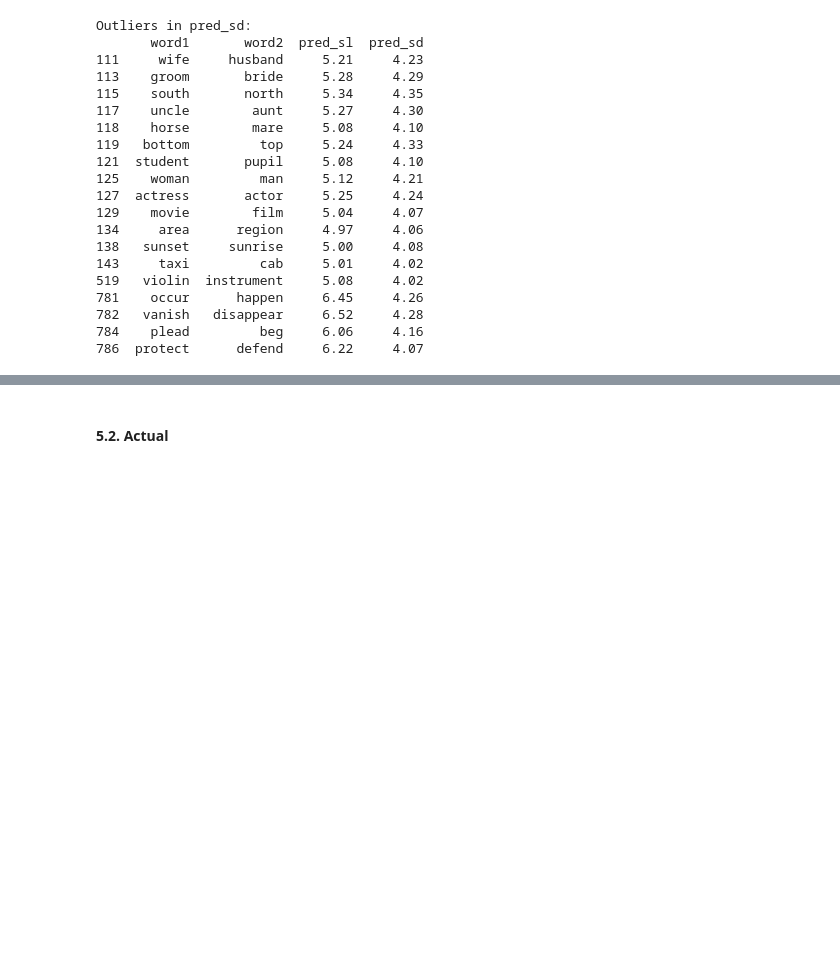
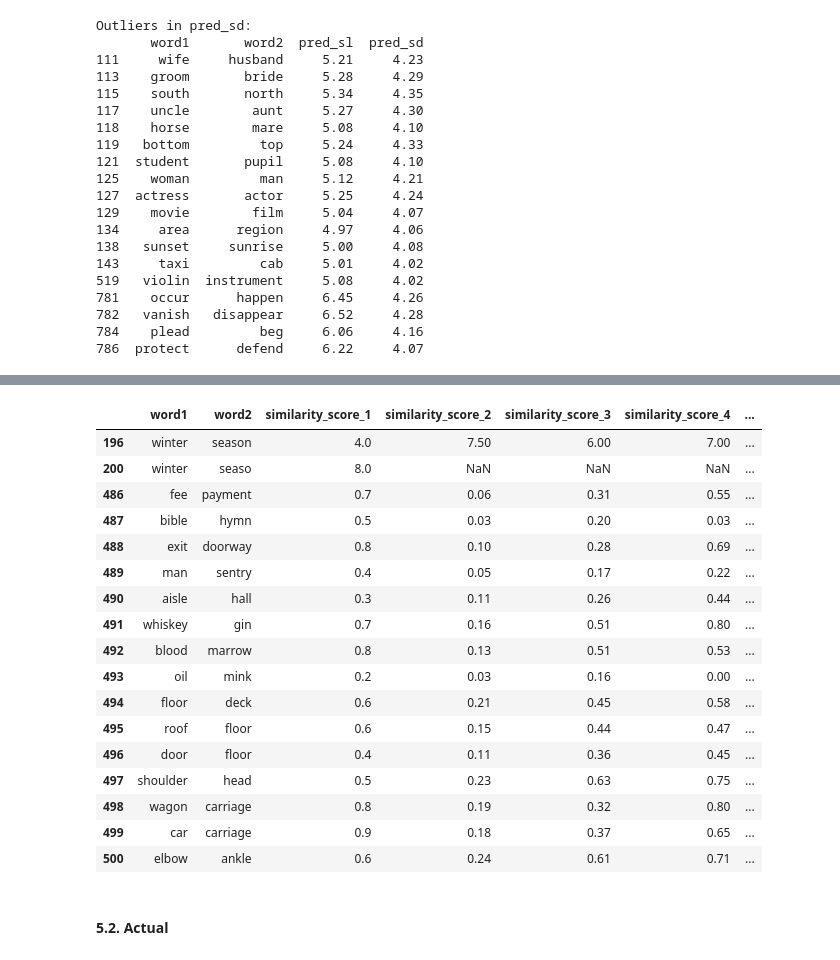
Before and after one commit to XanderSnelder/master-thesis, a Jupyter notebook: evaluation/en/f1.ipynb, the cells around one changed output, grey strips where cells are left out. Cells and saved outputs as stored; diff of their text form; code cells hidden in the pictures; blank space fills up the shorter version.

```diff
--- a/evaluation/en/f1.ipynb
+++ b/evaluation/en/f1.ipynb
@@ -410,0 +549,7 @@ Outliers in pred_sd:
+# %%
+# Extract data with regular expressions into dictionary
+data_dict = process_responses(response)
+
+# Check for values higher/lower then sample size
+higher_lower_samples = {key: value for key, value in data_dict.items() if len(value) < sample_size or len(value) > sample_size}
+print(higher_lower_samples)
@@ -410,0 +568,6 @@ Outliers in pred_sd:
+# %%
+# Convert dict to Pandas DataFrame
+df = create_dataframe(data_dict)
+
+# Show results
+df
@@ -411,3 +611,26 @@ Outliers in pred_sd:
+# %%
+# Check for rows with at least one null value
+rows_with_null = df[df.isnull().any(axis=1)]
+rows_with_null
+# %% [output]
+|  | word1 | word2 | similarity_score_1 | similarity_score_2 | similarity_score_3 | similarity_score_4 | ... |
+| 196 | winter | season | 4.0 | 7.50 | 6.00 | 7.00 | ... |
+| 200 | winter | seaso | 8.0 | NaN | NaN | NaN | ... |
+| 486 | fee | payment | 0.7 | 0.06 | 0.31 | 0.55 | ... |
+| 487 | bible | hymn | 0.5 | 0.03 | 0.20 | 0.03 | ... |
+| 488 | exit | doorway | 0.8 | 0.10 | 0.28 | 0.69 | ... |
+| 489 | man | sentry | 0.4 | 0.05 | 0.17 | 0.22 | ... |
+| 490 | aisle | hall | 0.3 | 0.11 | 0.26 | 0.44 | ... |
+| 491 | whiskey | gin | 0.7 | 0.16 | 0.51 | 0.80 | ... |
+| 492 | blood | marrow | 0.8 | 0.13 | 0.51 | 0.53 | ... |
+| 493 | oil | mink | 0.2 | 0.03 | 0.16 | 0.00 | ... |
+| 494 | floor | deck | 0.6 | 0.21 | 0.45 | 0.58 | ... |
+| 495 | roof | floor | 0.6 | 0.15 | 0.44 | 0.47 | ... |
+| 496 | door | floor | 0.4 | 0.11 | 0.36 | 0.45 | ... |
+| 497 | shoulder | head | 0.5 | 0.23 | 0.63 | 0.75 | ... |
+| 498 | wagon | carriage | 0.8 | 0.19 | 0.32 | 0.80 | ... |
+| 499 | car | carriage | 0.9 | 0.18 | 0.37 | 0.65 | ... |
+| 500 | elbow | ankle | 0.6 | 0.24 | 0.61 | 0.71 | ... |
 # %% [markdown]
 #### **5.2. Actual**
 # %%
```
Also changed, not shown: parts of 19 cells of this notebook, 4 other files.
